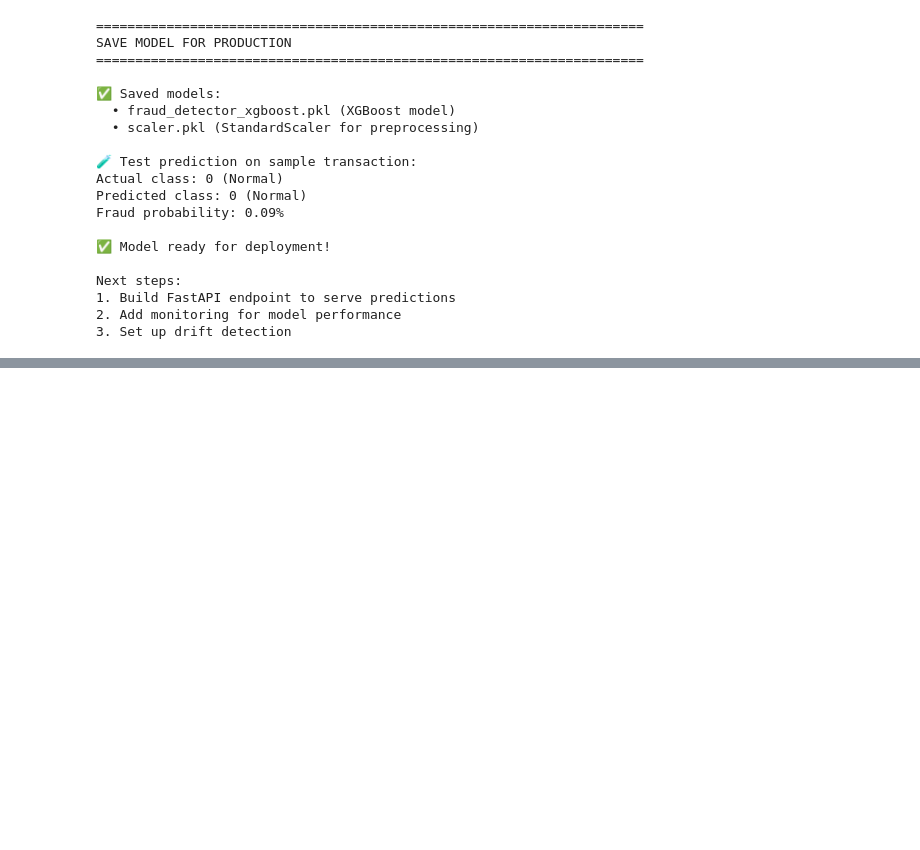
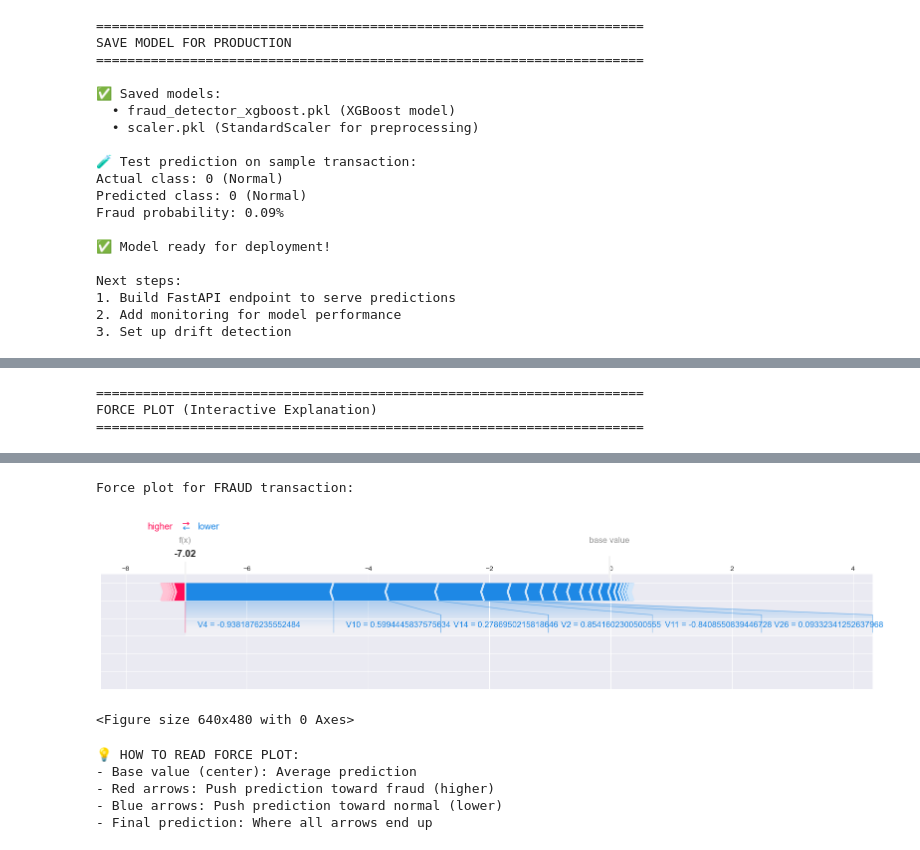
Before and after one commit to besimbayadilbi/credit-card-fraud-detection, a Jupyter notebook: fraud_detection.ipynb, the cells around one changed output, grey strips where cells are left out. Saved outputs shown, nothing was run; the diff lists cells and outputs as text; code cells hidden in the pictures; blank space fills up the shorter version.

```diff
--- a/fraud_detection.ipynb
+++ b/fraud_detection.ipynb
@@ -796,0 +1007,30 @@ Next steps:
+# %%
+# Force plot: Interactive visualization (works in Jupyter)
+print("\n" + "=" * 70)
+print("FORCE PLOT (Interactive Explanation)")
+print("=" * 70)
+
+# Force plot for fraud transaction
+shap.initjs()  # Initialize JavaScript for interactive plots
+
+# Single transaction force plot
+print("\nForce plot for FRAUD transaction:")
+shap.force_plot(
+    explainer.expected_value,
+    shap_values[fraud_idx],
+    X_test_scaled[fraud_idx],
+    feature_names=X_test.columns.tolist(),
+    matplotlib=True
+)
+plt.savefig('shap_force_plot_fraud.png', dpi=300, bbox_inches='tight')
+plt.show()
+
+print("\n💡 HOW TO READ FORCE PLOT:")
+print("- Base value (center): Average prediction")
+print("- Red arrows: Push prediction toward fraud (higher)")
+print("- Blue arrows: Push prediction toward normal (lower)")
+print("- Final prediction: Where all arrows end up")
+# %% [output]
+======================================================================
+FORCE PLOT (Interactive Explanation)
+======================================================================
@@ -796,0 +1038,8 @@ Next steps:
+Force plot for FRAUD transaction:
+[figure, added]
+<Figure size 640x480 with 0 Axes>
+💡 HOW TO READ FORCE PLOT:
+- Base value (center): Average prediction
+- Red arrows: Push prediction toward fraud (higher)
+- Blue arrows: Push prediction toward normal (lower)
+- Final prediction: Where all arrows end up
```
Also changed, not shown: parts of 6 cells of this notebook, 6 other files.
